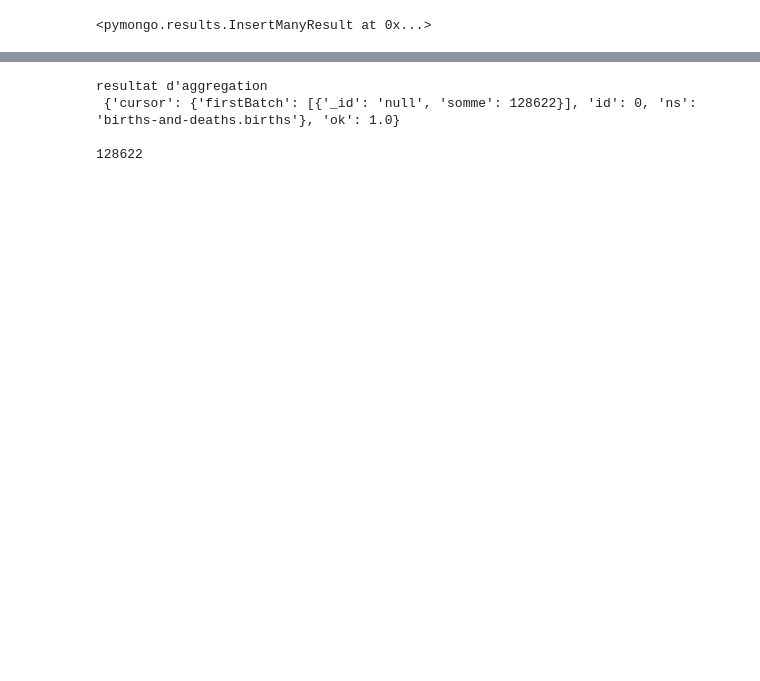
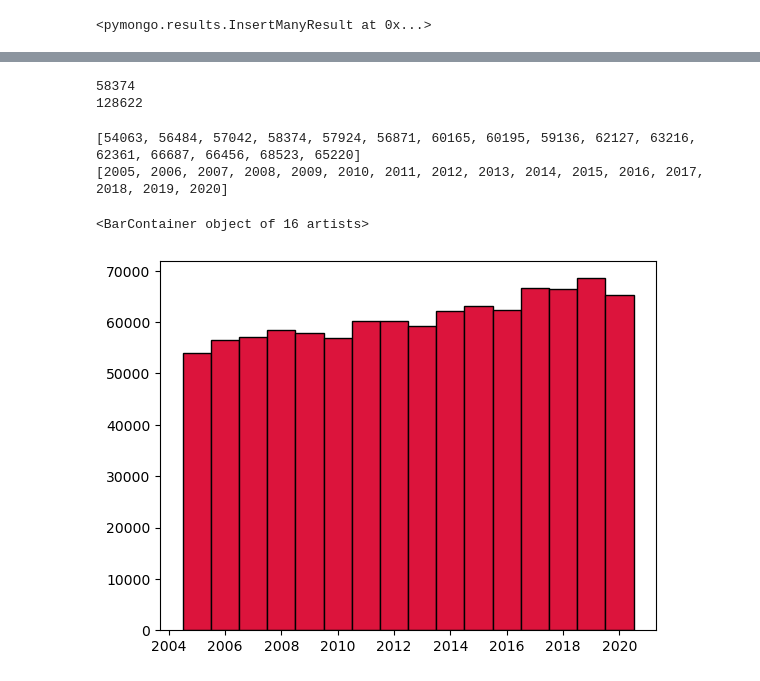
Before and after one commit to mmouhib/birth-death-notebook, a Jupyter notebook: notebooks/projet.ipynb, the cells around one changed output, grey strips where cells are left out. Cells and saved outputs as stored; diff of their text form; code cells hidden in the pictures; blank space fills up the shorter version.

Commit message:
Add data visualization

```diff
--- a/notebooks/projet.ipynb
+++ b/notebooks/projet.ipynb
@@ -103,5 +130,5 @@ for element in cursor:
 # %%
-def get_birth_by_year(year):
+def get_by_year(collection, year):
     aggregation_expression = [
         {
             '$match': {'year': str(year)},
@@ -111,15 +138,32 @@ def get_birth_by_year(year):
         },
     ]
 
-    ppl = db.command('aggregate', 'births', pipeline=aggregation_expression, explain=False)
-    print("resultat d'aggregation \n", ppl, end='\n\n')
+    ppl = db.command('aggregate', collection, pipeline=aggregation_expression, explain=False)
+    # print("resultat d'aggregation \n", ppl, end='\n\n')
     try:
+        # print(f"{collection} in {year}:")
         return ppl['cursor']['firstBatch'][0]['somme']
     except:
         return 0
-print(get_birth_by_year(2008))
+
+print(get_by_year('deaths', 2008))
+print(get_by_year('births', 2008))
 # %% [output]
-resultat d'aggregation
- {'cursor': {'firstBatch': [{'_id': 'null', 'somme': 128622}], 'id': 0, 'ns': 'births-and-deaths.births'}, 'ok': 1.0}
-
+58374
 128622
+# %%
+deaths_by_year = []
+years = []
+
+for x in range(2005,2021):
+    years.append(x)
+    deaths_by_year.append(get_by_year('deaths', str(x)))
+print(deaths_by_year)
+print(years)
+
+plt.bar(years, deaths_by_year, width=1, color='crimson', ec='black')
+# %% [output]
+[54063, 56484, 57042, 58374, 57924, 56871, 60165, 60195, 59136, 62127, 63216, 62361, 66687, 66456, 68523, 65220]
+[2005, 2006, 2007, 2008, 2009, 2010, 2011, 2012, 2013, 2014, 2015, 2016, 2017, 2018, 2019, 2020]
+<BarContainer object of 16 artists>
+[figure, added]
```
Also changed, not shown: parts of 18 cells of this notebook, 2 other files.
